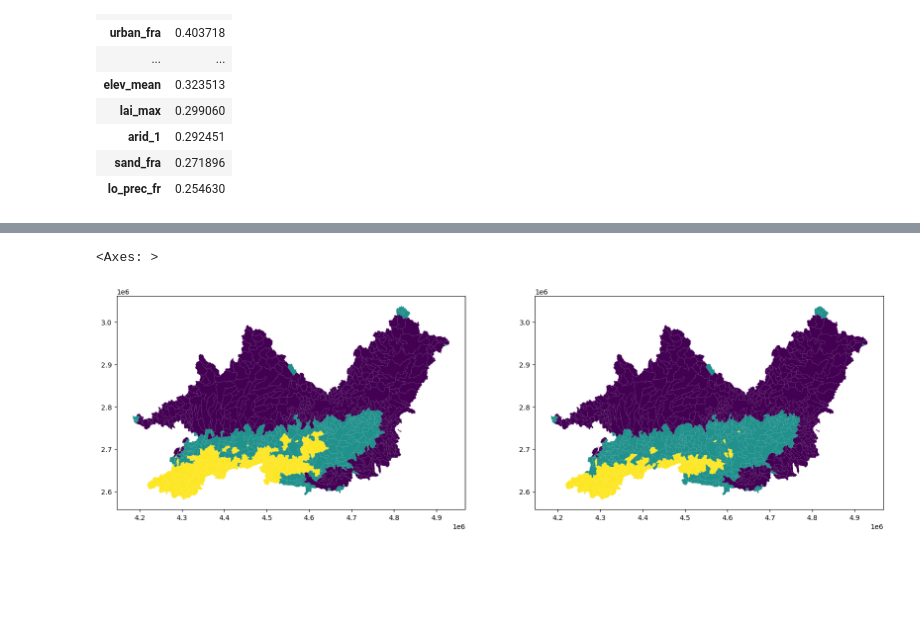
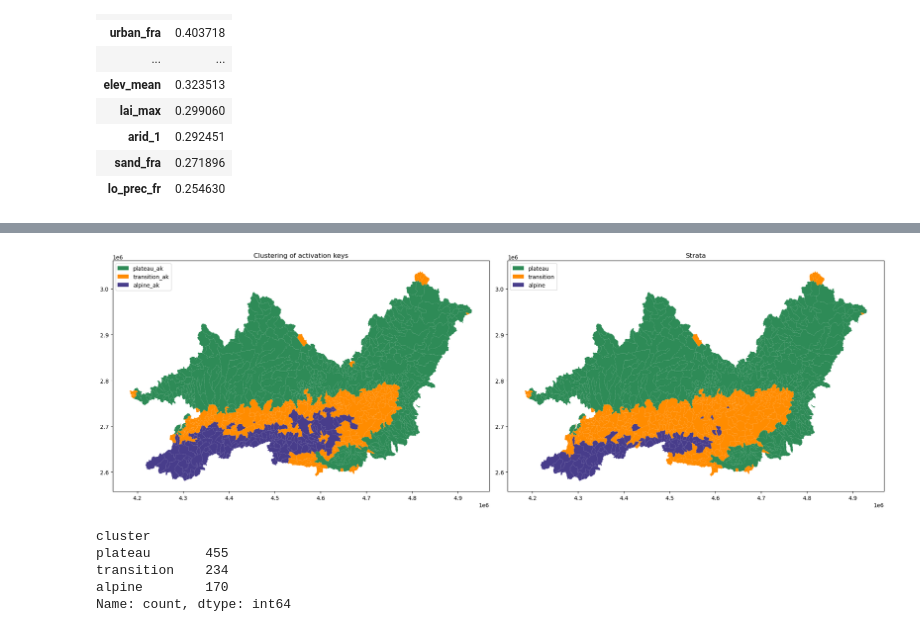
Before and after one commit to tripleUU-U/lamah-ce_lstm, a Jupyter notebook: analysis/evaluation/model_Inspection.ipynb, the cells around one changed output, grey strips where cells are left out. Saved outputs shown, nothing was run; the diff lists cells and outputs as text; code cells hidden in the pictures; blank space fills up the shorter version.

```diff
--- a/analysis/evaluation/model_Inspection.ipynb
+++ b/analysis/evaluation/model_Inspection.ipynb
@@ -125,7 +127,9 @@ input_gate_dict = dict(sorted(input_gate_dict.items(), key=lambda item: int(item
 # %%
-i_vectors = []
+key_vectors = []
 
 for b in input_gate_dict.keys():
 
-	i_vectors.append(torch.sigmoid(torch.tensor(input_gate_dict[b])).detach().numpy())
+	key_vectors.append(torch.sigmoid(torch.tensor(input_gate_dict[b])).detach().numpy())
+
+key_vector_df = pd.DataFrame(data=key_vectors, index=lamah_gdf.index)
 # %%
@@ -137,11 +147,0 @@ ax.tick_params(axis='x', length=4, color="gray", labelrotation=80)
-# %%
-import pandas as pd
-import geopandas as gpd
-
-strata_ids = pd.read_table("/home/wuhlmann/BA/repo/lamah-ce_lstm/data/splits_incl_landcover/strata_ids.txt", header=0, sep=",")
-strata_ids.set_index("ID", inplace=True)
-
-lamah_gdf = gpd.read_file("/home/wuhlmann/BA/data/raw_data/2_LamaH-CE_daily/B_basins_intermediate_all/3_shapefiles/Basins_B.shp")
-lamah_gdf.set_index("ID", inplace=True)
-lamah_gdf["strata"] = strata_ids["0"]
-lamah_gdf.sort_index(ascending=True, inplace=True)
@@ -147,0 +150,3 @@ lamah_gdf.sort_index(ascending=True, inplace=True)
+# %%
+rng_seed = 1277
+rng = Generator(MT19937(rng_seed))
@@ -148,24 +186,47 @@ lamah_gdf.sort_index(ascending=True, inplace=True)
 # %%
-from sklearn.cluster import KMeans
+seed = seeds[np.where(s_scores[:,3] == Counter(s_scores[:,3]).most_common(1)[0][0])[0][0]]
 
-kmeans = KMeans(3, random_state=1277)
+kmeans = KMeans(3, random_state=seed)
 
-labels = kmeans.fit_predict(i_vectors)
+cluster = kmeans.fit_predict(key_vector_df)
 
-label_remap = {
-    0: 1,
-    1: 0,
-    2: 2
-}
+# 1. remap
+label_dict = {0: 1, 1: 0, 2: 2}
+cluster_remapped = list(map(lambda x: label_dict[x], cluster))
 
-labels = list(map(lambda x: label_remap[x], labels))
+# 2. labels
+name_dict = {0: "plateau", 1: "transition", 2: "alpine"}
+cluster_named = list(map(lambda x: name_dict[x], cluster_remapped))
 
+# 3. colors
+color_dict = {"plateau": "seagreen", "transition": "darkorange", "alpine": "darkslateblue"}
+cluster_colors = list(map(lambda x: color_dict[x], cluster_named))
+strata_colors = list(map(lambda x: color_dict[name_dict[x]], strata_ids["0"]))
 
+lamah_gdf["cluster"] = cluster_named
+
+# plot
 fig, axs = plt.subplots(1,2, figsize=(20,10))
+legend_elements = [
+    Patch(facecolor="seagreen",      label="plateau_ak"),
+    Patch(facecolor="darkorange",    label="transition_ak"),
+    Patch(facecolor="darkslateblue", label="alpine_ak"),
+]
 
-lamah_gdf["cluster"] = labels
-lamah_gdf.plot("cluster", ax=axs[0])
-lamah_gdf.plot("strata", ax=axs[1])
+lamah_gdf.plot(ax=axs[0], color=cluster_colors)
+axs[0].legend(handles=legend_elements, loc="upper left")
+axs[0].set_title("Clustering of activation keys")
+
+legend_elements = [
+    Patch(facecolor="seagreen",      label="plateau"),
+    Patch(facecolor="darkorange",    label="transition"),
+    Patch(facecolor="darkslateblue", label="alpine"),
+]
+
+lamah_gdf.plot(ax=axs[1], color=strata_colors)
+axs[1].legend(handles=legend_elements, loc="upper left")
+axs[1].set_title("Strata")
+
+plt.tight_layout()
 # %% [output]
-<Axes: >
-[figure, old version]
+[figure, new version]
@@ -171,0 +235,8 @@ lamah_gdf.plot("strata", ax=axs[1])
+# %%
+lamah_gdf["cluster"].value_counts()
+# %% [output]
+cluster
+plateau       455
+transition    234
+alpine        170
+Name: count, dtype: int64
```
Also changed, not shown: parts of 13 cells of this notebook, 16 other files.
